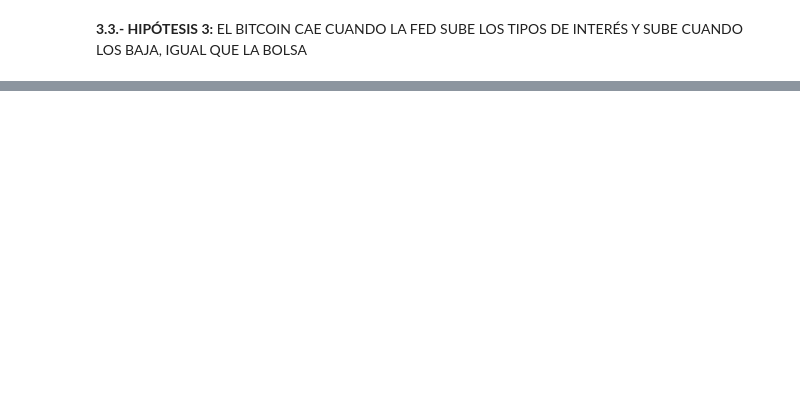
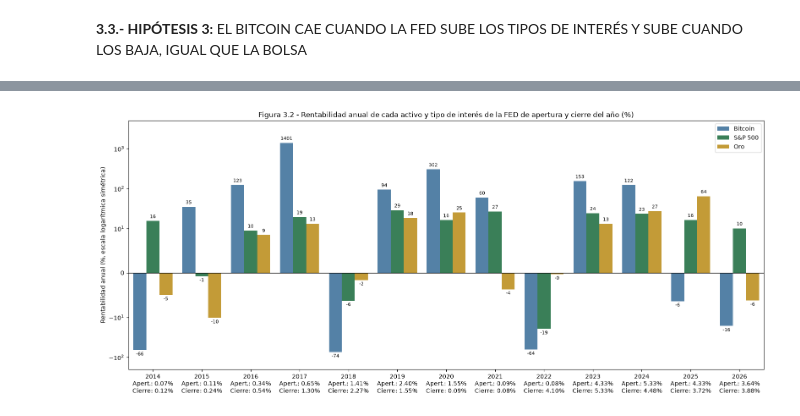
Before and after one commit to Jokinfs/EDA, a Jupyter notebook: Archivos/codigo/src/memoria.ipynb, the cells around one changed output, grey strips where cells are left out. Saved outputs shown, nothing was run; the diff lists cells and outputs as text; code cells hidden in the pictures; blank space fills up the shorter version.

```diff
--- a/Archivos/codigo/src/memoria.ipynb
+++ b/Archivos/codigo/src/memoria.ipynb
@@ -868,0 +987,16 @@ diferencias
+# %%
+# Tabla resumen H3 por año: meses de subida y bajada, tipo al empezar y al acabar el año,
+# y rentabilidad anual (%) de cada activo (se encadenan las rentabilidades mensuales).
+# 2014 empieza en febrero (enero no tiene mes anterior) y 2026 llega hasta noviembre.
+
+resumen_h3_anual = df_h3.groupby(df_h3.index.year).agg(
+    subidas=("fase_fed", lambda f: (f == "Subida").sum()),
+    bajadas=("fase_fed", lambda f: (f == "Bajada").sum()),
+    tipo_inicio=("tipo_fed", "first"),
+    tipo_fin=("tipo_fed", "last"),
+    bitcoin=("rent_bitcoin", lambda r: ((1 + r / 100).prod() - 1) * 100),
+    sp500=("rent_sp500", lambda r: ((1 + r / 100).prod() - 1) * 100),
+    oro=("rent_oro", lambda r: ((1 + r / 100).prod() - 1) * 100)
+).round(2)
+resumen_h3_anual.index.name = "año"
+resumen_h3_anual
@@ -868,0 +1019,31 @@ diferencias
+# %%
+# Figura 3.2: rentabilidad anual de cada activo, con el tipo de interés de la FED al inicio y al cierre de cada año.
+
+etiquetas_h3 = [f"{fila.Index}\nApert.: {fila.tipo_inicio:.2f}%\nCierre: {fila.tipo_fin:.2f}%" for fila in resumen_h3_anual.itertuples()]
+
+h3_anual_largo = (resumen_h3_anual[["bitcoin", "sp500", "oro"]]
+                  .rename(columns={"bitcoin": "Bitcoin", "sp500": "S&P 500", "oro": "Oro"})
+                  .set_axis(etiquetas_h3)
+                  .rename_axis("año").reset_index()
+                  .melt(id_vars="año", var_name="activo", value_name="rentabilidad"))
+
+plt.figure(figsize=(16, 7))
+ax = sns.barplot(data=h3_anual_largo, x="año", y="rentabilidad", hue="activo",
+                 hue_order=["Bitcoin", "S&P 500", "Oro"],
+                 palette={"Bitcoin": "steelblue", "S&P 500": "seagreen", "Oro": "goldenrod"})
+
+# El bitcoin llega a más de +1.000 %: escala simétrica logarítmica para que se vean también el S&P 500 y el oro.
+ax.set_yscale("symlog", linthresh=10)
+ax.set_ylim(-200, 5000)
+for contenedor in ax.containers:
+    ax.bar_label(contenedor, fmt="%.0f", padding=3, fontsize=8)
+
+plt.axhline(0, color="black", linewidth=1)
+plt.title("Figura 3.2 - Rentabilidad anual de cada activo y tipo de interés de la FED de apertura y cierre del año (%)")
+plt.ylabel("Rentabilidad anual (%, escala logarítmica simétrica)")
+plt.xlabel("")
+plt.legend(title="")
+plt.tight_layout()
+plt.show()
+# %% [output]
+[figure, added]
```
Also changed, not shown: parts of 58 cells of this notebook, 29 other files.
